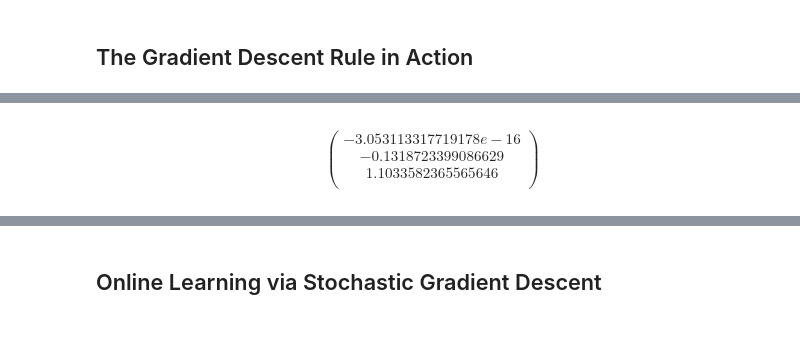
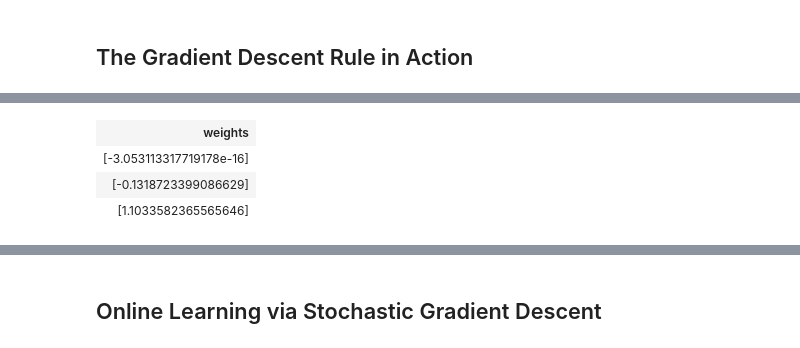
Before and after one commit to gbuesing/notebooks, a Jupyter notebook: singlelayer_neurons.ipynb, the cells around one changed output, grey strips where cells are left out. Saved outputs shown, nothing was run; the diff lists cells and outputs as text; code cells hidden in the pictures.

```diff
--- a/singlelayer_neurons.ipynb
+++ b/singlelayer_neurons.ipynb
@@ -70,4 +91,0 @@ IRuby.table species: species.keys, count: species.map {|k,v| x.row(y =~ v).rows
-# %%
-ppn = Perceptron.new(epochs: 10, eta: 0.1)
-ppn.train(x, y)
-ppn.weights
@@ -198,17 +197,22 @@ end
-# %%
-ada = AdalineGD.new(epochs: 15, eta: 0.01)
-ada.train(x, y)
-ada.weights
-# %% [output]
-$$\left(\begin{array}{c}
-  -3.053113317719178e-16\\
-  -0.1318723399086629\\
-  1.1033582365565646\\
-\end{array}\right)$$
 # %%
+# Train
+
+ada = AdalineGD.new(epochs: 15, eta: 0.01).train(x, y)
+
+
+# Display Results
+
 decision_plot ada.weights, species.map {|k,v| [x.row(y =~ v), k] } do |plot|
   plot.title 'AdalineGD'
   plot.xlabel 'sepal length (cm)'
   plot.ylabel 'petal length (cm)'
 end
+
+IRuby.display IRuby.table weights: ada.weights.to_a
+
+cost_plot ada.cost do |plot|
+  plot.title 'AdalineGD Error'
+  plot.xlabel 'Iteration'
+  plot.ylabel 'SSE'
+end
 # %% [output]
@@ -215,0 +220,4 @@ end
+| weights |
+| [-3.053113317719178e-16] |
+| [-0.1318723399086629] |
+| [1.1033582365565646] |
```
Also changed, not shown: parts of 18 cells of this notebook, 1 other file.
